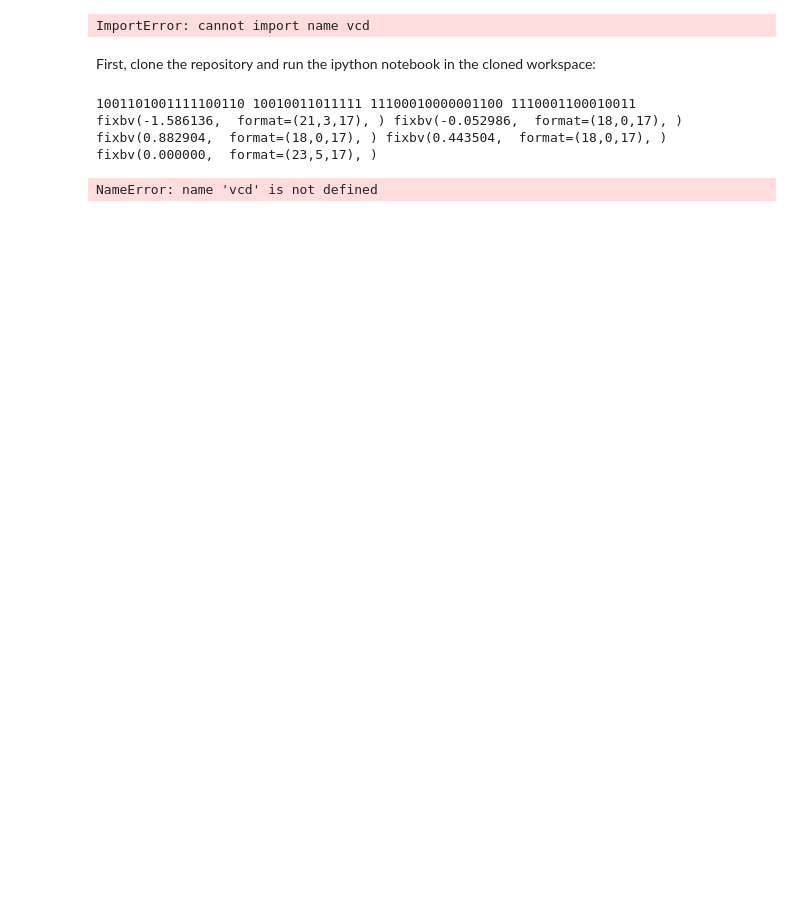
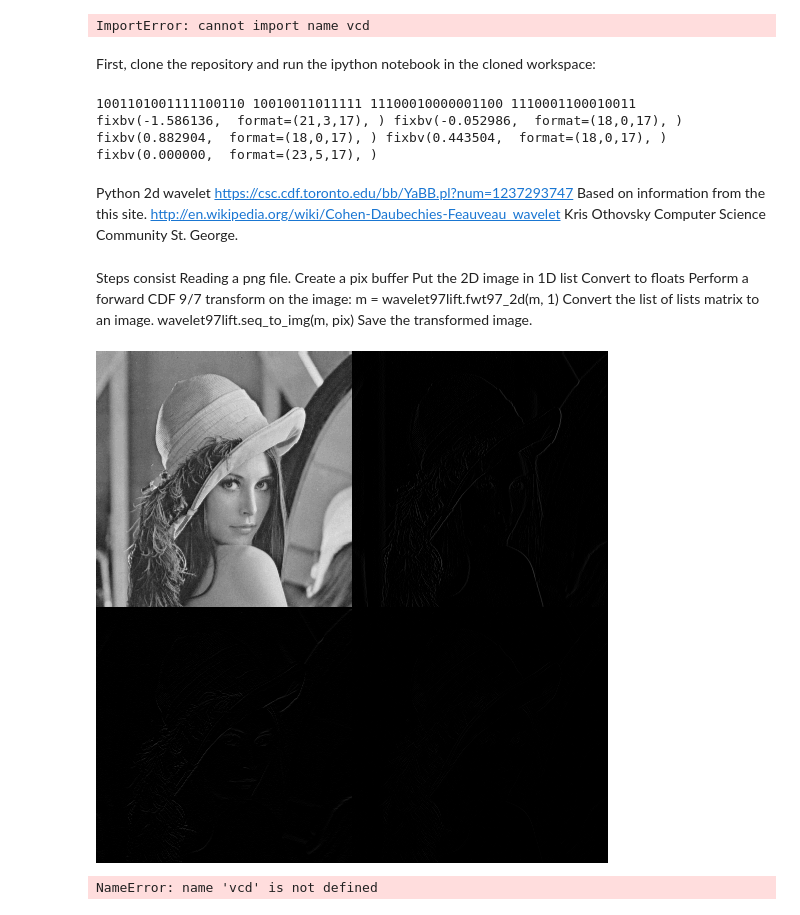
Before and after one commit to develone/jpeg-2000-test, a Jupyter notebook: ipython_fixbv/fixbv.ipynb, the cells around one changed output. Drawn from its saved outputs; the diff is of its cells as text; code cells hidden in the pictures; blank space fills up the shorter version.

Commit message:
perform 1 level of dwt on lena_512.png and display the image.

```diff
--- a/ipython_fixbv/fixbv.ipynb
+++ b/ipython_fixbv/fixbv.ipynb
@@ -32,3 +32,20 @@ print repr(t)
 1001101001111100110 10010011011111 11100010000001100 1110001100010011
 fixbv(-1.586136,  format=(21,3,17), ) fixbv(-0.052986,  format=(18,0,17), ) fixbv(0.882904,  format=(18,0,17), ) fixbv(0.443504,  format=(18,0,17), )
 fixbv(0.000000,  format=(23,5,17), )
+# %% [markdown]
+Python 2d wavelet
+https://csc.cdf.toronto.edu/bb/YaBB.pl?num=1237293747
+Based on information from the this site.
+http://en.wikipedia.org/wiki/Cohen-Daubechies-Feauveau_wavelet
+Kris Othovsky Computer Science Community St. George.
+# %% [markdown]
+Steps consist
+Reading a png file.
+Create a pix buffer
+Put the 2D image in 1D list
+Convert to floats
+Perform a forward CDF 9/7 transform on the image:
+    m = wavelet97lift.fwt97_2d(m, 1)
+Convert the list of lists matrix to an image.
+    wavelet97lift.seq_to_img(m, pix)
+Save the transformed image.
@@ -35,3 +70,9 @@ fixbv(0.000000,  format=(23,5,17), )
+# %%
+from IPython.display import display,Image
+i = Image(filename="test1_512_fwt.png")
+display(i)
+# %% [output]
+[figure, added]
 # %%
 
 def family_dynamics():
```
Also changed, not shown: parts of 1 cell of this notebook.
